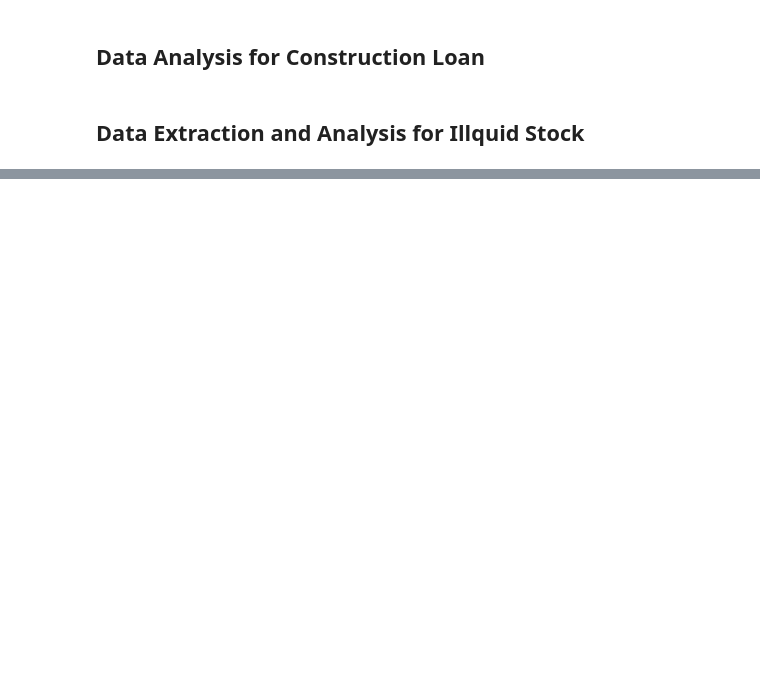
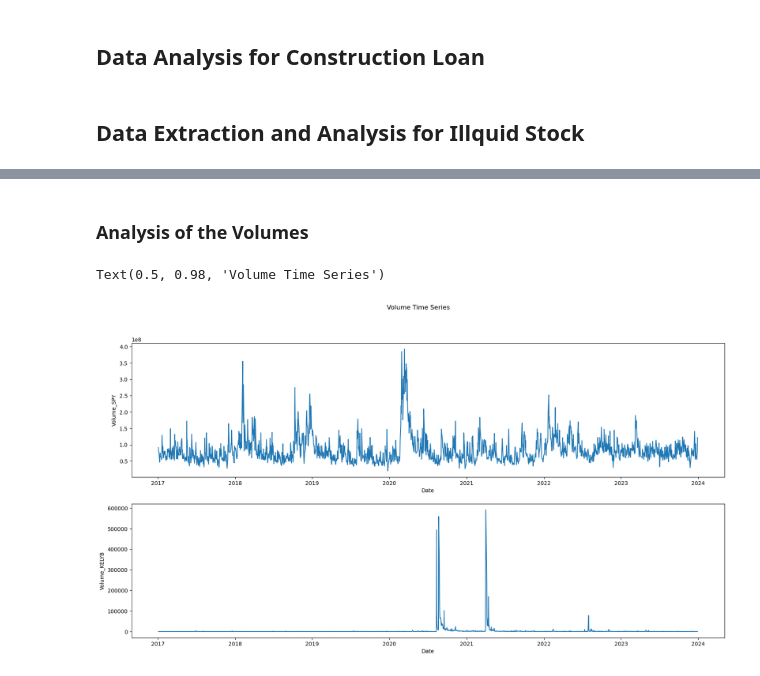
Before and after one commit to Celinzh/wqu_assignment, a Jupyter notebook: GWP1/Heinrik-data.ipynb, the cells around one changed output, grey strips where cells are left out. Drawn from its saved outputs; the diff is of its cells as text; code cells hidden in the pictures; blank space fills up the shorter version.

Commit message:
feat: analysis on volumes of illiquid stock

```diff
--- a/GWP1/Heinrik-data.ipynb
+++ b/GWP1/Heinrik-data.ipynb
@@ -83,0 +40,21 @@ fed_rate.head()
+# %%
+def extract_and_process_stocks() -> pd.DataFrame:
+
+    stock = yf.Ticker(ILLIQUID_TICKER)
+    stock_df = stock.history(start=PERIOD_START, end=PERIOD_END).reset_index()
+    stock_df['Date'] = stock_df['Date'].dt.tz_localize(None)
+
+    index = yf.Ticker(LIQUID_INDEX_TICKER)
+    index_df = index.history(start=PERIOD_START, end=PERIOD_END).reset_index()
+    index_df['Date'] = index_df['Date'].dt.tz_localize(None)
+    index_df.head()
+
+    fed_rate = get_fred_data(param_list=[FRED], start_date=PERIOD_START, end_date=PERIOD_END)
+    fed_rate_df = pd.DataFrame(columns=['Date'])
+    fed_rate_df['Date'] = pd.date_range(PERIOD_START, PERIOD_END, freq='D')
+    fed_rate_df = pd.merge(fed_rate_df, fed_rate, how='left', left_on='Date', right_on='DATE').drop(columns=['DATE']).ffill()
+
+    return pd.merge(pd.merge(stock_df, index_df, how='inner', on='Date', suffixes=[f"_{ILLIQUID_TICKER}", f"_{LIQUID_INDEX_TICKER}"]), fed_rate_df, on="Date")
+# %%
+final_df = extract_and_process_stocks()
+final_df.tail(10)
@@ -83,0 +73,11 @@ fed_rate.head()
+# %% [markdown]
+### Analysis of the Volumes
+# %%
+## Showing the illiquidity of KELYB
+fig, ax = plt.subplots(2, 1, figsize=(20, 10))
+sns.lineplot(x='Date', y=f'Volume_{LIQUID_INDEX_TICKER}', data=final_df, ax=ax[0])
+sns.lineplot(x='Date', y=f'Volume_{ILLIQUID_TICKER}', data=final_df, ax=ax[1])
+fig.suptitle('Volume Time Series')
+# %% [output]
+Text(0.5, 0.98, 'Volume Time Series')
+[figure, added]
```
Also changed, not shown: parts of 9 cells of this notebook.
